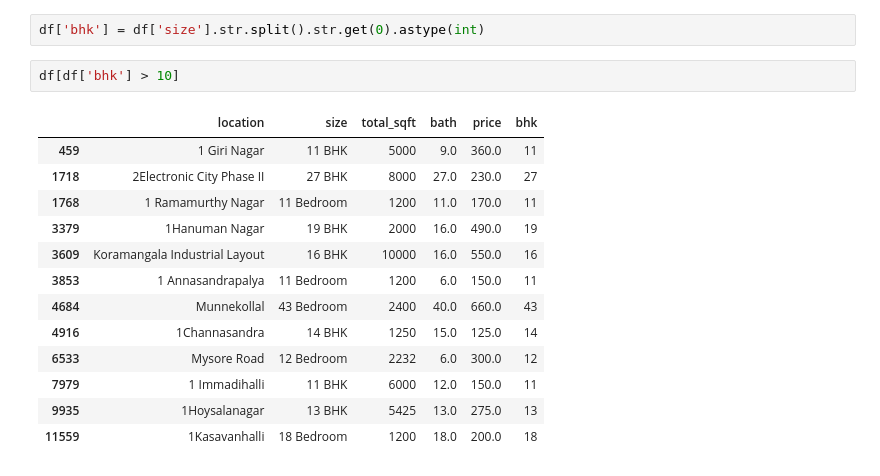
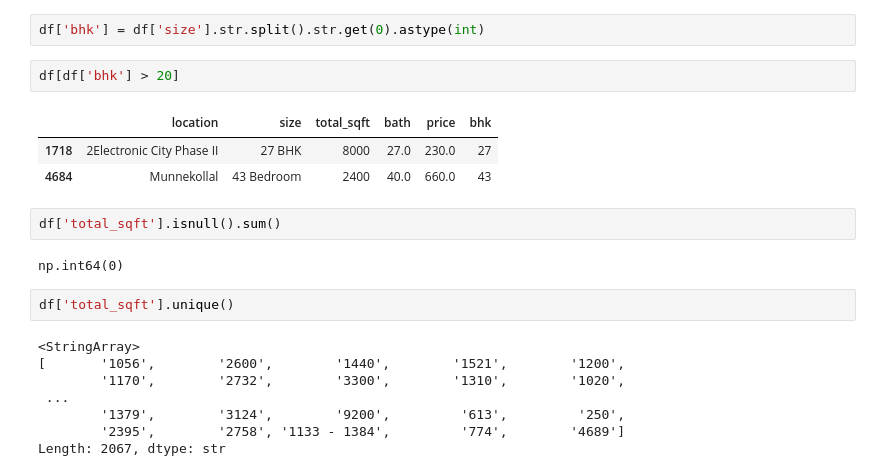
Before and after one commit to ManavKatrodiyaOpash/AI-ML-Internship, a Jupyter notebook: Day 36_37_38_39 ML Mini Project/HousePricePrediction.ipynb, the cells around one changed output. Cells and saved outputs as stored; diff of their text form.

```diff
--- a/Day 36_37_38_39 ML Mini Project/HousePricePrediction.ipynb
+++ b/Day 36_37_38_39 ML Mini Project/HousePricePrediction.ipynb
@@ -98,18 +106,22 @@ Name: count, dtype: int64
 # %%
 df['bhk'] = df['size'].str.split().str.get(0).astype(int)
 # %%
-df[df['bhk'] > 10]
+df[df['bhk'] > 20]
 # %% [output]
 |  | location | size | total_sqft | bath | price | bhk |
-| 459 | 1 Giri Nagar | 11 BHK | 5000 | 9.0 | 360.0 | 11 |
 | 1718 | 2Electronic City Phase II | 27 BHK | 8000 | 27.0 | 230.0 | 27 |
-| 1768 | 1 Ramamurthy Nagar | 11 Bedroom | 1200 | 11.0 | 170.0 | 11 |
-| 3379 | 1Hanuman Nagar | 19 BHK | 2000 | 16.0 | 490.0 | 19 |
-| 3609 | Koramangala Industrial Layout | 16 BHK | 10000 | 16.0 | 550.0 | 16 |
-| 3853 | 1 Annasandrapalya | 11 Bedroom | 1200 | 6.0 | 150.0 | 11 |
 | 4684 | Munnekollal | 43 Bedroom | 2400 | 40.0 | 660.0 | 43 |
-| 4916 | 1Channasandra | 14 BHK | 1250 | 15.0 | 125.0 | 14 |
-| 6533 | Mysore Road | 12 Bedroom | 2232 | 6.0 | 300.0 | 12 |
-| 7979 | 1 Immadihalli | 11 BHK | 6000 | 12.0 | 150.0 | 11 |
-| 9935 | 1Hoysalanagar | 13 BHK | 5425 | 13.0 | 275.0 | 13 |
-| 11559 | 1Kasavanhalli | 18 Bedroom | 1200 | 18.0 | 200.0 | 18 |
+# %%
+df['total_sqft'].isnull().sum()
+# %% [output]
+np.int64(0)
+# %%
+df['total_sqft'].unique()
+# %% [output]
+<StringArray>
+[       '1056',        '2600',        '1440',        '1521',        '1200',
+        '1170',        '2732',        '3300',        '1310',        '1020',
+ ...
+        '1379',        '3124',        '9200',         '613',         '250',
+        '2395',        '2758', '1133 - 1384',         '774',        '4689']
+Length: 2067, dtype: str
```
Also changed, not shown: parts of 52 cells of this notebook, 3 other files.
